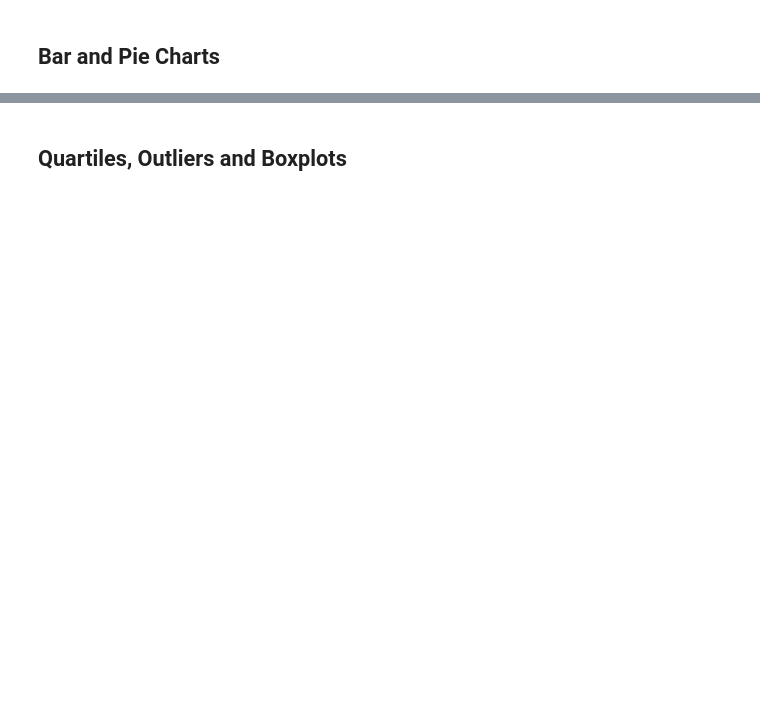
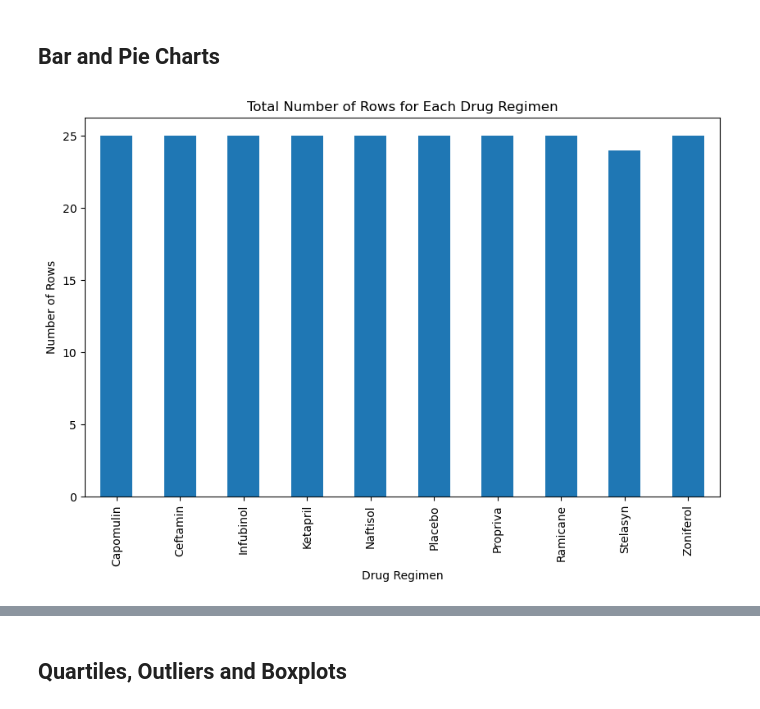
Before and after one commit to Yenorii/module-5-challenge, a Jupyter notebook: Pymaceuticals/pymaceuticals_starter.ipynb, the cells around one changed output, grey strips where cells are left out. Saved outputs shown, nothing was run; the diff lists cells and outputs as text; code cells hidden in the pictures; blank space fills up the shorter version.

Commit message:
adding bar graphs and pie charts

```diff
--- a/Pymaceuticals/pymaceuticals_starter.ipynb
+++ b/Pymaceuticals/pymaceuticals_starter.ipynb
@@ -49,4 +55,5 @@ duplicated_timepoints = all_Timepoints.duplicated()
 # Optional: Get all the data for the duplicate mouse ID.
 # %%
 # Create a clean DataFrame by dropping the duplicate mouse by its ID.
-# study_data_complete.drop_duplicates (subset= 'Mouse ID', keep='first', inplace=False, ignore_index=False)
+study_data_clean = study_data_complete.drop_duplicates (subset= 'Mouse ID', keep='first', inplace=False, ignore_index=False)
+study_data_clean.head()
@@ -69,5 +102,19 @@ duplicated_timepoints = all_Timepoints.duplicated()
 ## Bar and Pie Charts
 # %%
 # Generate a bar plot showing the total number of rows (Mouse ID/Timepoints) for each drug regimen using Pandas.
+regimen_counts = study_data_clean.groupby('Drug Regimen').size()
+
+plt.figure(figsize=(10, 6))
+regimen_counts.plot(kind='bar')
+
+# Add labels and title to the plot
+plt.xlabel('Drug Regimen')
+plt.ylabel('Number of Rows')
+plt.title('Total Number of Rows for Each Drug Regimen')
+
+# Display the plot
+plt.show()
+# %% [output]
+[figure, added]
 # %%
 # Generate a bar plot showing the total number of rows (Mouse ID/Timepoints) for each drug regimen using pyplot.
```
Also changed, not shown: parts of 10 cells of this notebook.
